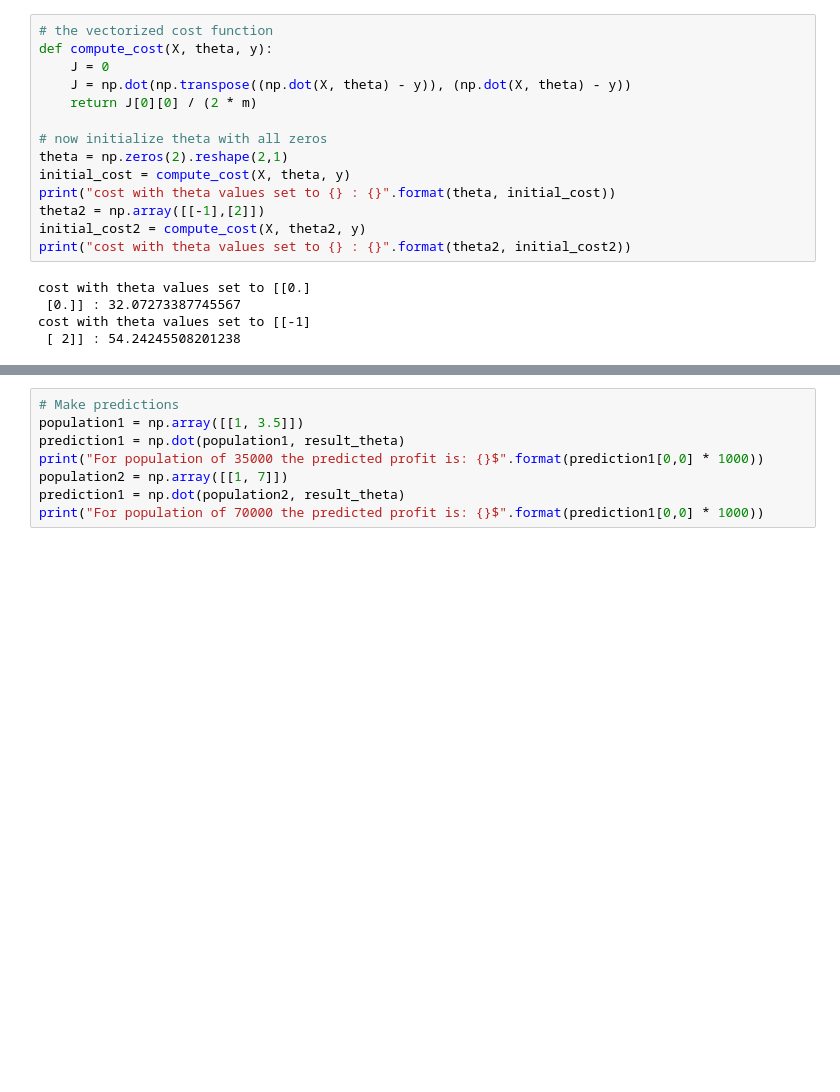
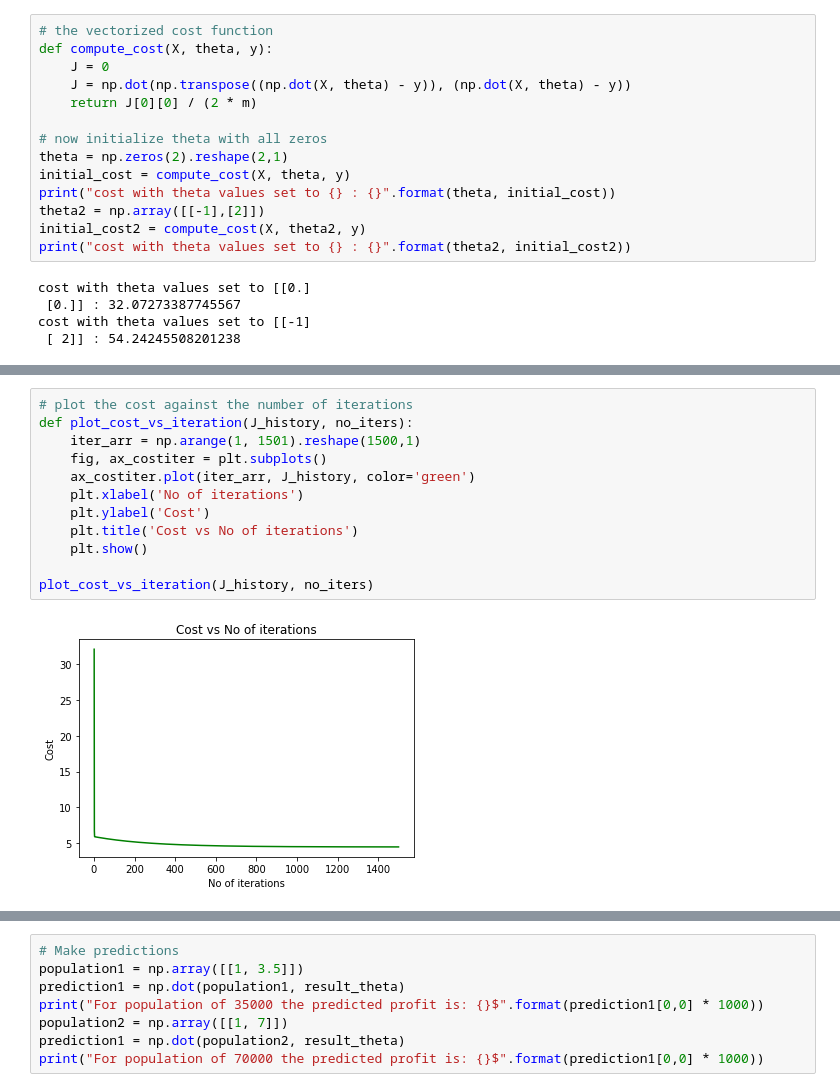
Before and after one commit to bk-anupam/AndrewNG_ML_Exercises, a Jupyter notebook: ex1/linearRegression.ipynb, the cells around one changed output, grey strips where cells are left out. Drawn from its saved outputs; the diff is of its cells as text; blank space fills up the shorter version.

```diff
--- a/ex1/linearRegression.ipynb
+++ b/ex1/linearRegression.ipynb
@@ -84,5 +88,19 @@ Theta found by gradient descent:
 Expected theta value:
 -3.6303
 1.1664
+# %%
+# plot the cost against the number of iterations
+def plot_cost_vs_iteration(J_history, no_iters):
+    iter_arr = np.arange(1, 1501).reshape(1500,1)
+    fig, ax_costiter = plt.subplots()
+    ax_costiter.plot(iter_arr, J_history, color='green')
+    plt.xlabel('No of iterations')
+    plt.ylabel('Cost')
+    plt.title('Cost vs No of iterations')
+    plt.show()
+
+plot_cost_vs_iteration(J_history, no_iters)
+# %% [output]
+[figure, added]
 # %%
 # plot the linear fit
```
Also changed, not shown: parts of 6 cells of this notebook.
